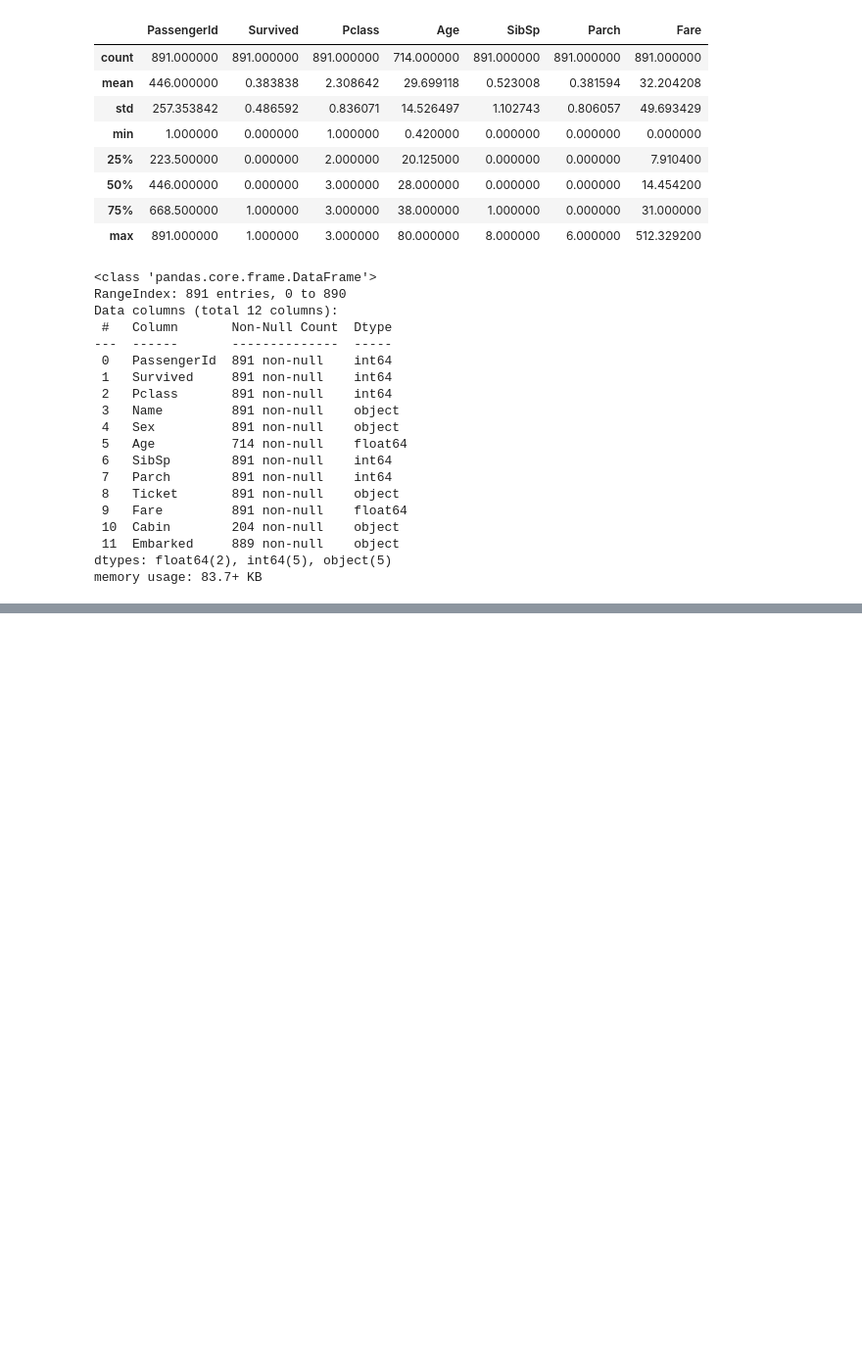
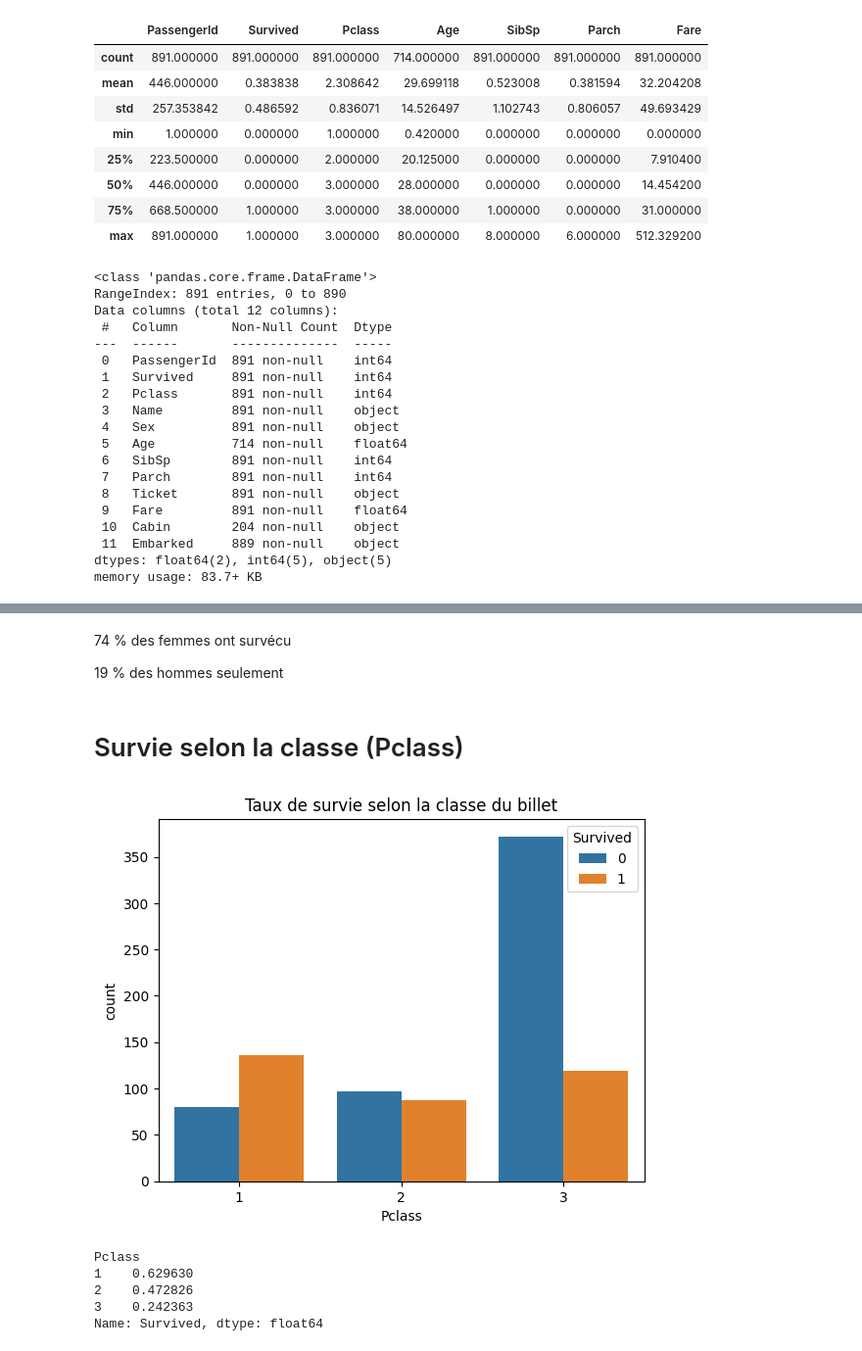
Before and after one commit to koubbahamza/01_titanic_statistical_analysis, a Jupyter notebook: notebooks/01_data_analysis.ipynb, the cells around one changed output, grey strips where cells are left out. Shown at 98% size. Cells and saved outputs as stored; diff of their text form; code cells hidden in the pictures; blank space fills up the shorter version.

```diff
--- a/notebooks/01_data_analysis.ipynb
+++ b/notebooks/01_data_analysis.ipynb
@@ -76,0 +130,19 @@ memory usage: 83.7+ KB
+# %% [markdown]
+74 % des femmes ont survécu
+
+19 % des hommes seulement
+# %% [markdown]
+# Survie selon la classe (Pclass)
+# %%
+sns.countplot(data=train, x='Pclass', hue='Survived')
+plt.title("Taux de survie selon la classe du billet")
+plt.show()
+
+train.groupby('Pclass')['Survived'].mean()
+# %% [output]
+[figure, added]
+Pclass
+1    0.629630
+2    0.472826
+3    0.242363
+Name: Survived, dtype: float64
```
Also changed, not shown: parts of 23 cells of this notebook, 2 other files.
